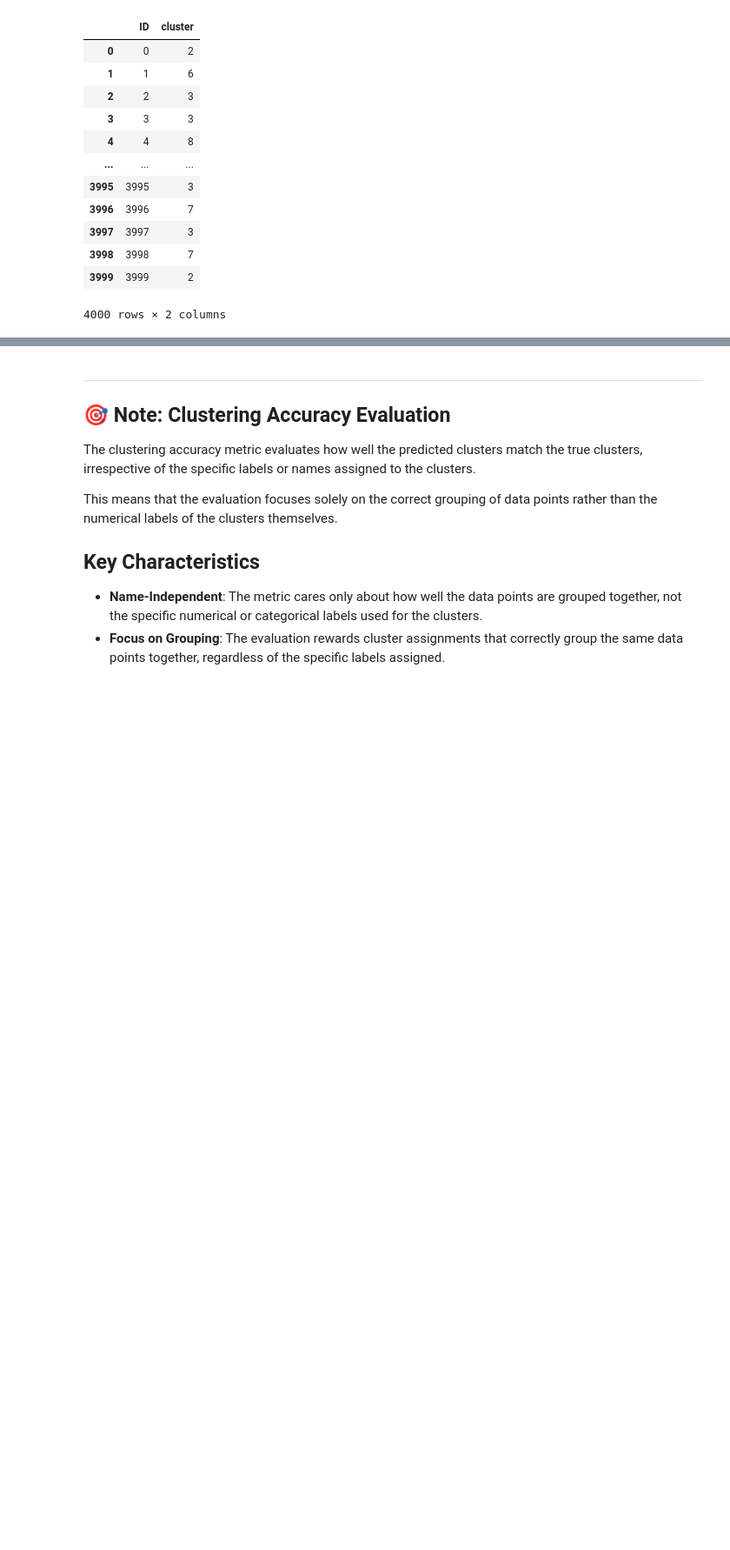
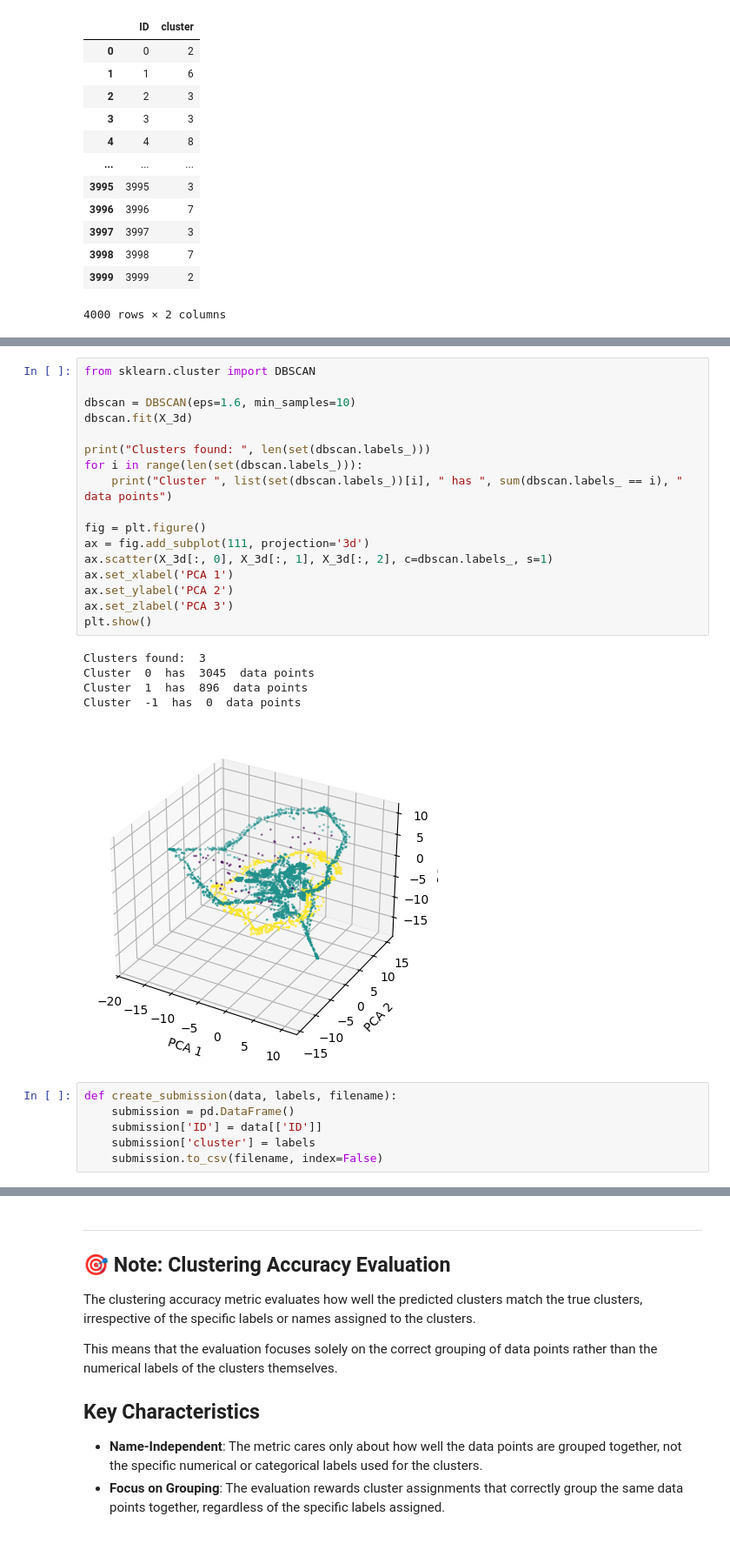
Before and after one commit to aOlsvik/tdt4172-intro-ml, a Jupyter notebook: Assignment2/Chapter_2.ipynb, the cells around one changed output, grey strips where cells are left out. Shown at 87% size. Saved outputs shown, nothing was run; the diff lists cells and outputs as text; blank space fills up the shorter version.

Commit message:
Found correct clusters

```diff
--- a/Assignment2/Chapter_2.ipynb
+++ b/Assignment2/Chapter_2.ipynb
@@ -367,0 +403,29 @@ sample_submission
+# %%
+from sklearn.cluster import DBSCAN
+
+dbscan = DBSCAN(eps=1.6, min_samples=10)
+dbscan.fit(X_3d)
+
+print("Clusters found: ", len(set(dbscan.labels_)))
+for i in range(len(set(dbscan.labels_))):
+    print("Cluster ", list(set(dbscan.labels_))[i], " has ", sum(dbscan.labels_ == i), " data points")
+
+fig = plt.figure()
+ax = fig.add_subplot(111, projection='3d')
+ax.scatter(X_3d[:, 0], X_3d[:, 1], X_3d[:, 2], c=dbscan.labels_, s=1)
+ax.set_xlabel('PCA 1')
+ax.set_ylabel('PCA 2')
+ax.set_zlabel('PCA 3')
+plt.show()
+# %% [output]
+Clusters found:  3
+Cluster  0  has  3045  data points
+Cluster  1  has  896  data points
+Cluster  -1  has  0  data points
+[figure, added]
+# %%
+def create_submission(data, labels, filename):
+    submission = pd.DataFrame()
+    submission['ID'] = data[['ID']]
+    submission['cluster'] = labels
+    submission.to_csv(filename, index=False)
```
Also changed, not shown: parts of 23 cells of this notebook.
